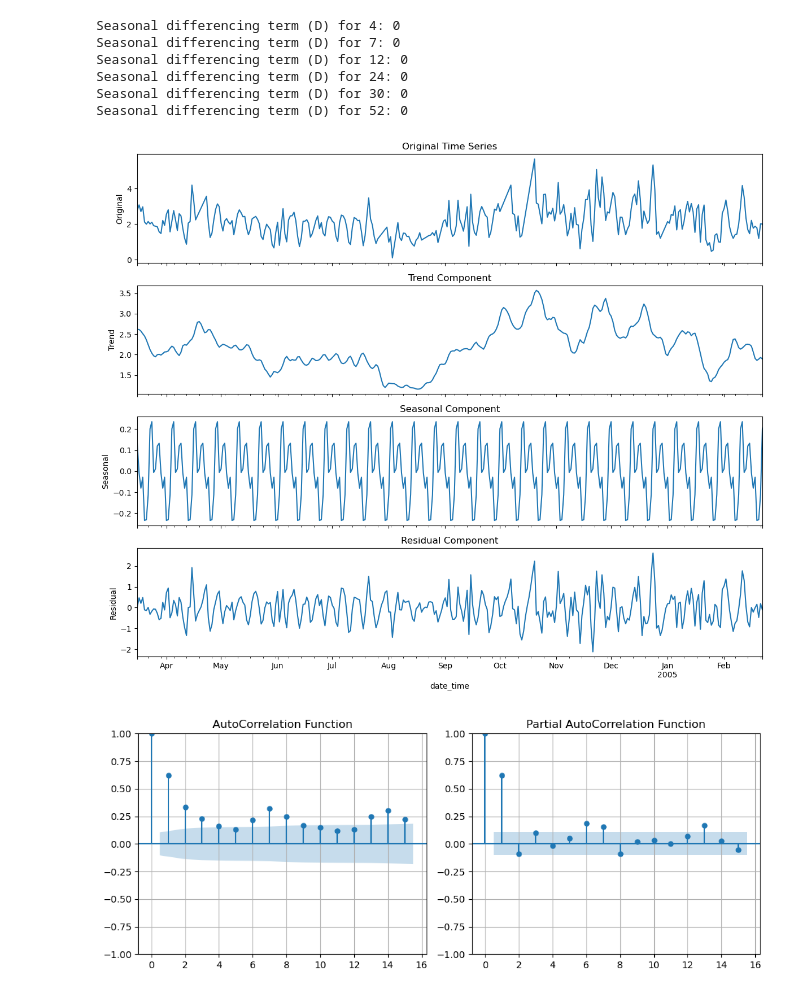
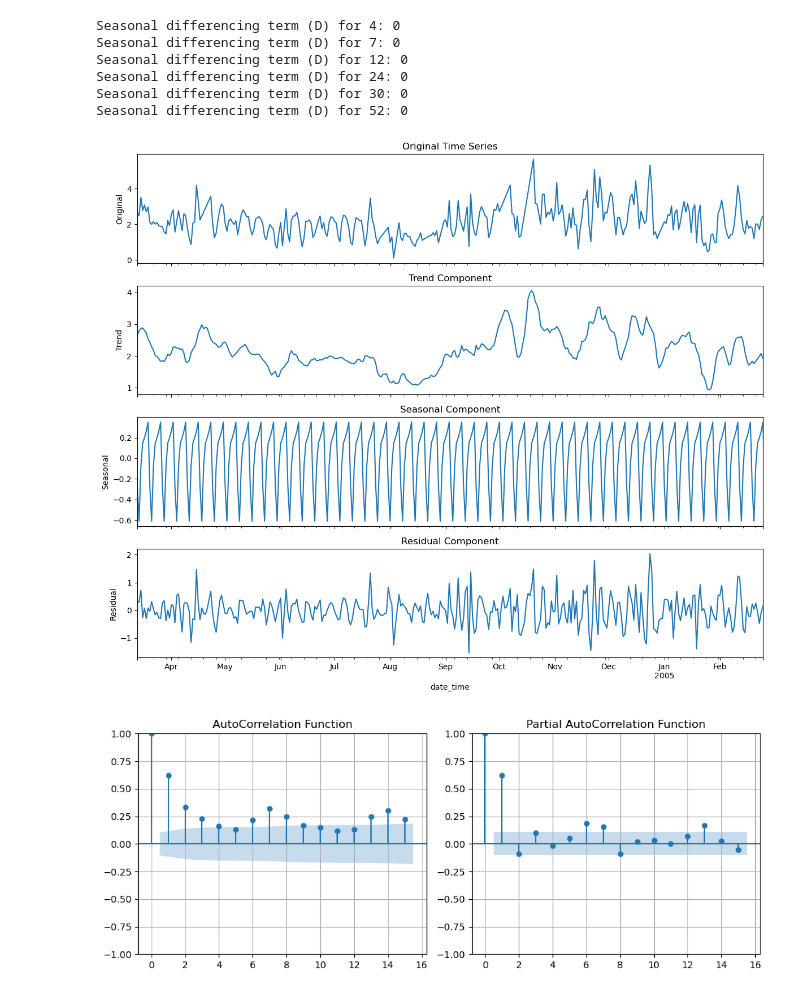
Before and after one commit to LeonardoSMSoares/Economics-Finance-2, a Jupyter notebook: Case Collection/CCMTS 08 - SARIMAX - Air Quality.ipynb, the cells around one changed output. Saved outputs shown, nothing was run; the diff lists cells and outputs as text; code cells hidden in the pictures.

```diff
--- a/Case Collection/CCMTS 08 - SARIMAX - Air Quality.ipynb
+++ b/Case Collection/CCMTS 08 - SARIMAX - Air Quality.ipynb
@@ -577,32 +577,32 @@ Seasonal differencing term (D) for 24: 0
 Seasonal differencing term (D) for 30: 0
 Seasonal differencing term (D) for 52: 0
 # %%
-result = seasonal_decompose(cog_series, model='aditive', period=12)
+result = seasonal_decompose(cog_series, model='aditive', period=7)
 
 trend = result.trend.dropna()
 seasonal = result.seasonal.dropna()
 residual = result.resid.dropna()
 
 
 # Plot the decomposition
 fig, axes = plt.subplots(4, 1, figsize=(12, 10), sharex=True)
 
 result.observed.plot(ax=axes[0], title="Original Time Series")
 axes[0].set_ylabel('Original')
 
 trend.plot(ax=axes[1], title="Trend Component")
 axes[1].set_ylabel('Trend')
 
 seasonal.plot(ax=axes[2], title="Seasonal Component")
 axes[2].set_ylabel('Seasonal')
 
 residual.plot(ax=axes[3], title="Residual Component")
 axes[3].set_ylabel('Residual')
 
 plt.tight_layout()
 plt.show()
 # %% [output]
-[figure, old version]
+[figure, new version]
 # %%
 def acf_and_pacf(series, lagsn=15):
 
```
Also changed, not shown: parts of 4 cells of this notebook.
